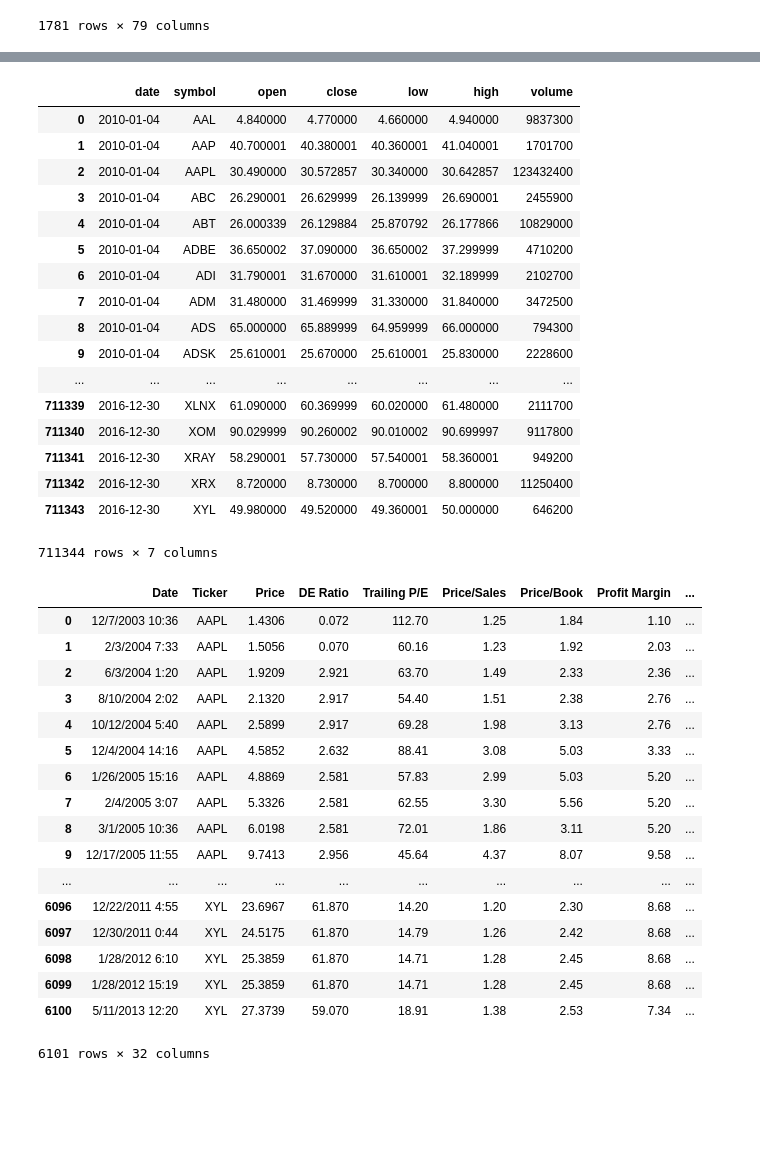
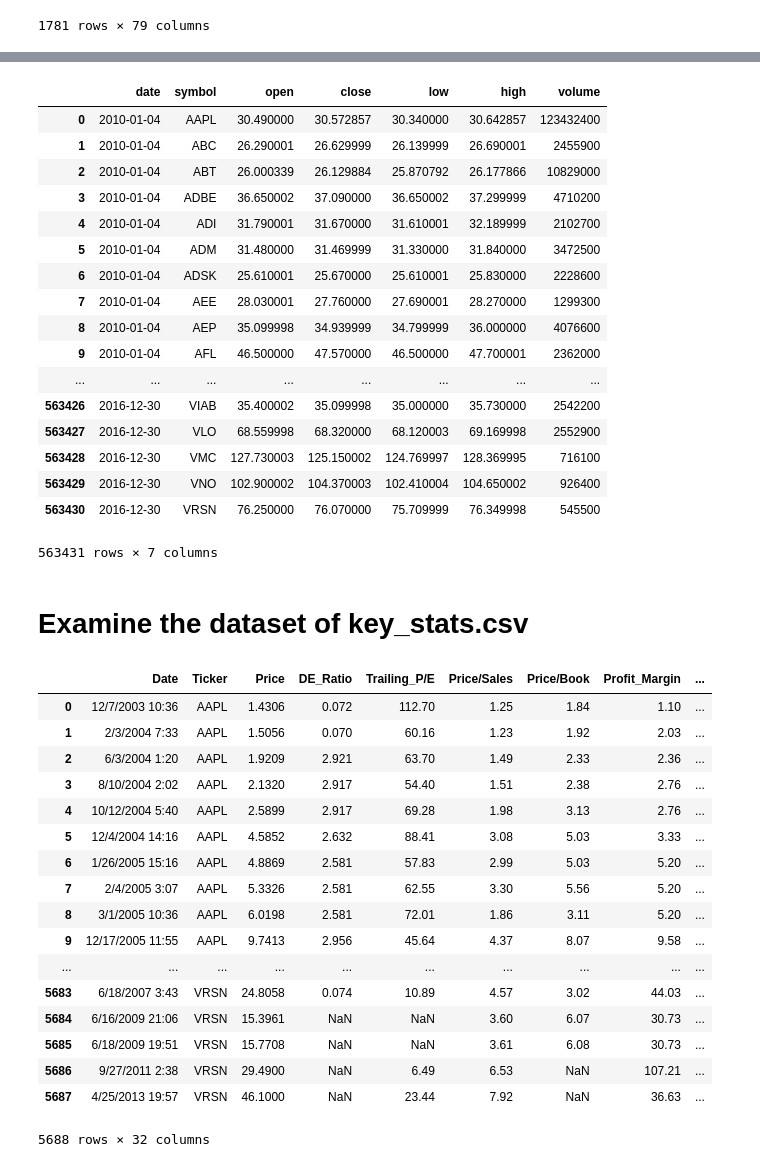
Before and after one commit to Jackson-lk/CEBD1260, a Jupyter notebook: Project/Code/Cleaning/Data_cleaning.ipynb, the cells around one changed output, grey strips where cells are left out. Saved outputs shown, nothing was run; the diff lists cells and outputs as text; code cells hidden in the pictures; blank space fills up the shorter version.

```diff
--- a/Project/Code/Cleaning/Data_cleaning.ipynb
+++ b/Project/Code/Cleaning/Data_cleaning.ipynb
@@ -38,13 +42,18 @@ S_P500List = pd.DataFrame()
 S_P500List['TickerinPrice'] = df_price['symbol'].drop_duplicates().sort_values()
 S_P500List1 = pd.DataFrame()
 S_P500List1['TickerinFund'] = df_info['Ticker Symbol'].drop_duplicates().sort_values()
+S_P500List2 = pd.DataFrame()
+S_P500List2['TickerinStats'] = df_stats['Ticker'].drop_duplicates().sort_values()
+S_P500List2['TickerinStats'] = S_P500List2['TickerinStats'].str.upper()
 # reset the index
 S_P500List = S_P500List.reset_index(drop = True)
 S_P500List1 = S_P500List1.reset_index(drop = True)
-# add a 2nd col to the list
+S_P500List2 = S_P500List2.reset_index(drop = True)
+# add cols to the main list
 S_P500List['TickerinFund'] = S_P500List1['TickerinFund']
+S_P500List['TickerinStats'] = S_P500List2['TickerinStats']
 # Read the up-to-date S&P 500 List
-S_P500List2018 = pd.read_csv('F:/Users/Google Drive/Graduate Diploma/Continuing Education/CEBD 1260/Project/S&P 500/all_stocks_5yr.csv')
+S_P500List2018 = pd.read_csv('../../Dataset/Dataset_original/all_stocks_5yr.csv')
 S_P500ListCurrent = pd.DataFrame()
 S_P500ListCurrent['Ticker2'] = S_P500List2018['Name'].drop_duplicates().sort_values()
 S_P500ListCurrent = S_P500ListCurrent.reset_index(drop = True)
@@ -72,0 +82,5 @@ S_P500List
+# %%
+S_P500List['TickerCompare1'] = S_P500List.TickerUtoD.isin(S_P500List.TickerinPrice)
+S_P500List['TickerCompare2'] = S_P500List.TickerUtoD.isin(S_P500List.TickerinFund)
+S_P500List['TickerCompare3'] = S_P500List.TickerUtoD.isin(S_P500List.TickerinStats)
+S_P500List
@@ -73,6 +106,5 @@ S_P500List
 # %%
-S_P500List['TickerFinal'] = S_P500List.TickerUtoD.isin(S_P500List.TickerinFund)
-# drop the 2 now useless columns
-S_P500List = S_P500List.drop(['TickerinPrice', 'TickerinFund'], axis = 1)
+# drop the 3 now useless columns
+S_P500List = S_P500List.drop(['TickerinPrice', 'TickerinFund', 'TickerinStats'], axis = 1)
 S_P500List
 # %% [output]
@@ -97,6 +129,8 @@ S_P500List
 # %%
-S_P500List = S_P500List[S_P500List.TickerFinal != False]
-S_P500List = S_P500List.drop(['TickerFinal'], axis = 1)
+S_P500List = S_P500List[S_P500List.TickerCompare1 == True]
+S_P500List = S_P500List[S_P500List.TickerCompare2 == True]
+S_P500List = S_P500List[S_P500List.TickerCompare3 == True]
+S_P500List = S_P500List.drop(['TickerCompare1', 'TickerCompare2', 'TickerCompare3'], axis = 1)
 # drop = true to drop the old index col
 S_P500List = S_P500List.reset_index(drop = True)
 S_P500List
@@ -184,37 +218,41 @@ df_price = df_price.reset_index(drop = True)
 df_price
 # %% [output]
 |  | date | symbol | open | close | low | high | volume |
-| 0 | 2010-01-04 | AAL | 4.840000 | 4.770000 | 4.660000 | 4.940000 | 9837300 |
-| 1 | 2010-01-04 | AAP | 40.700001 | 40.380001 | 40.360001 | 41.040001 | 1701700 |
-| 2 | 2010-01-04 | AAPL | 30.490000 | 30.572857 | 30.340000 | 30.642857 | 123432400 |
-| 3 | 2010-01-04 | ABC | 26.290001 | 26.629999 | 26.139999 | 26.690001 | 2455900 |
-| 4 | 2010-01-04 | ABT | 26.000339 | 26.129884 | 25.870792 | 26.177866 | 10829000 |
-| 5 | 2010-01-04 | ADBE | 36.650002 | 37.090000 | 36.650002 | 37.299999 | 4710200 |
-| 6 | 2010-01-04 | ADI | 31.790001 | 31.670000 | 31.610001 | 32.189999 | 2102700 |
-| 7 | 2010-01-04 | ADM | 31.480000 | 31.469999 | 31.330000 | 31.840000 | 3472500 |
-| 8 | 2010-01-04 | ADS | 65.000000 | 65.889999 | 64.959999 | 66.000000 | 794300 |
-| 9 | 2010-01-04 | ADSK | 25.610001 | 25.670000 | 25.610001 | 25.830000 | 2228600 |
+| 0 | 2010-01-04 | AAPL | 30.490000 | 30.572857 | 30.340000 | 30.642857 | 123432400 |
+| 1 | 2010-01-04 | ABC | 26.290001 | 26.629999 | 26.139999 | 26.690001 | 2455900 |
+| 2 | 2010-01-04 | ABT | 26.000339 | 26.129884 | 25.870792 | 26.177866 | 10829000 |
+| 3 | 2010-01-04 | ADBE | 36.650002 | 37.090000 | 36.650002 | 37.299999 | 4710200 |
+| 4 | 2010-01-04 | ADI | 31.790001 | 31.670000 | 31.610001 | 32.189999 | 2102700 |
+| 5 | 2010-01-04 | ADM | 31.480000 | 31.469999 | 31.330000 | 31.840000 | 3472500 |
+| 6 | 2010-01-04 | ADSK | 25.610001 | 25.670000 | 25.610001 | 25.830000 | 2228600 |
+| 7 | 2010-01-04 | AEE | 28.030001 | 27.760000 | 27.690001 | 28.270000 | 1299300 |
+| 8 | 2010-01-04 | AEP | 35.099998 | 34.939999 | 34.799999 | 36.000000 | 4076600 |
+| 9 | 2010-01-04 | AFL | 46.500000 | 47.570000 | 46.500000 | 47.700001 | 2362000 |
 | ... | ... | ... | ... | ... | ... | ... | ... |
-| 711339 | 2016-12-30 | XLNX | 61.090000 | 60.369999 | 60.020000 | 61.480000 | 2111700 |
-| 711340 | 2016-12-30 | XOM | 90.029999 | 90.260002 | 90.010002 | 90.699997 | 9117800 |
-| 711341 | 2016-12-30 | XRAY | 58.290001 | 57.730000 | 57.540001 | 58.360001 | 949200 |
-| 711342 | 2016-12-30 | XRX | 8.720000 | 8.730000 | 8.700000 | 8.800000 | 11250400 |
-| 711343 | 2016-12-30 | XYL | 49.980000 | 49.520000 | 49.360001 | 50.000000 | 646200 |
+| 563426 | 2016-12-30 | VIAB | 35.400002 | 35.099998 | 35.000000 | 35.730000 | 2542200 |
+| 563427 | 2016-12-30 | VLO | 68.559998 | 68.320000 | 68.120003 | 69.169998 | 2552900 |
+| 563428 | 2016-12-30 | VMC | 127.730003 | 125.150002 | 124.769997 | 128.369995 | 716100 |
+| 563429 | 2016-12-30 | VNO | 102.900002 | 104.370003 | 102.410004 | 104.650002 | 926400 |
+| 563430 | 2016-12-30 | VRSN | 76.250000 | 76.070000 | 75.709999 | 76.349998 | 545500 |
-711344 rows × 7 columns
+563431 rows × 7 columns
 # %%
 df_price.to_csv('../../Dataset/Dataset_clean/price_UtoD.csv')
+# %% [markdown]
+# Examine the dataset of key_stats.csv
 # %%
 # Remove outdated companies from the key_stats.csv
 # Change the ticker symbol to upper case
 df_stats['Ticker'] = df_stats['Ticker'].str.upper()
+# Replace the space by '-' to faciliate the coding
+df_stats.columns = df_stats.columns.str.replace('\s+', '_')
 
 df_stats['Keep'] = df_stats.Ticker.isin(S_P500List.TickerUtoD)
 df_stats = df_stats[df_stats.Keep == True]
-df_stats = df_stats.drop(['Unnamed: 0','Keep'], axis = 1)
+df_stats = df_stats.drop(['Unnamed:_0','Keep'], axis = 1)
 df_stats = df_stats.reset_index(drop = True)
 df_stats
 # %% [output]
-|  | Date | Ticker | Price | DE Ratio | Trailing P/E | Price/Sales | Price/Book | Profit Margin | ... |
+|  | Date | Ticker | Price | DE_Ratio | Trailing_P/E | Price/Sales | Price/Book | Profit_Margin | ... |
 | 0 | 12/7/2003 10:36 | AAPL | 1.4306 | 0.072 | 112.70 | 1.25 | 1.84 | 1.10 | ... |
 | 1 | 2/3/2004 7:33 | AAPL | 1.5056 | 0.070 | 60.16 | 1.23 | 1.92 | 2.03 | ... |
 | 2 | 6/3/2004 1:20 | AAPL | 1.9209 | 2.921 | 63.70 | 1.49 | 2.33 | 2.36 | ... |
@@ -226,11 +264,11 @@ df_stats
 | 8 | 3/1/2005 10:36 | AAPL | 6.0198 | 2.581 | 72.01 | 1.86 | 3.11 | 5.20 | ... |
 | 9 | 12/17/2005 11:55 | AAPL | 9.7413 | 2.956 | 45.64 | 4.37 | 8.07 | 9.58 | ... |
 | ... | ... | ... | ... | ... | ... | ... | ... | ... | ... |
-| 6096 | 12/22/2011 4:55 | XYL | 23.6967 | 61.870 | 14.20 | 1.20 | 2.30 | 8.68 | ... |
-| 6097 | 12/30/2011 0:44 | XYL | 24.5175 | 61.870 | 14.79 | 1.26 | 2.42 | 8.68 | ... |
-| 6098 | 1/28/2012 6:10 | XYL | 25.3859 | 61.870 | 14.71 | 1.28 | 2.45 | 8.68 | ... |
-| 6099 | 1/28/2012 15:19 | XYL | 25.3859 | 61.870 | 14.71 | 1.28 | 2.45 | 8.68 | ... |
-| 6100 | 5/11/2013 12:20 | XYL | 27.3739 | 59.070 | 18.91 | 1.38 | 2.53 | 7.34 | ... |
+| 5683 | 6/18/2007 3:43 | VRSN | 24.8058 | 0.074 | 10.89 | 4.57 | 3.02 | 44.03 | ... |
+| 5684 | 6/16/2009 21:06 | VRSN | 15.3961 | NaN | NaN | 3.60 | 6.07 | 30.73 | ... |
+| 5685 | 6/18/2009 19:51 | VRSN | 15.7708 | NaN | NaN | 3.61 | 6.08 | 30.73 | ... |
+| 5686 | 9/27/2011 2:38 | VRSN | 29.4900 | NaN | 6.49 | 6.53 | NaN | 107.21 | ... |
+| 5687 | 4/25/2013 19:57 | VRSN | 46.1000 | NaN | 23.44 | 7.92 | NaN | 36.63 | ... |
-6101 rows × 32 columns
+5688 rows × 32 columns
 # %%
 df_stats.to_csv('../../Dataset/Dataset_clean/stats_UtoD.csv')
```
Also changed, not shown: parts of 7 cells of this notebook.
